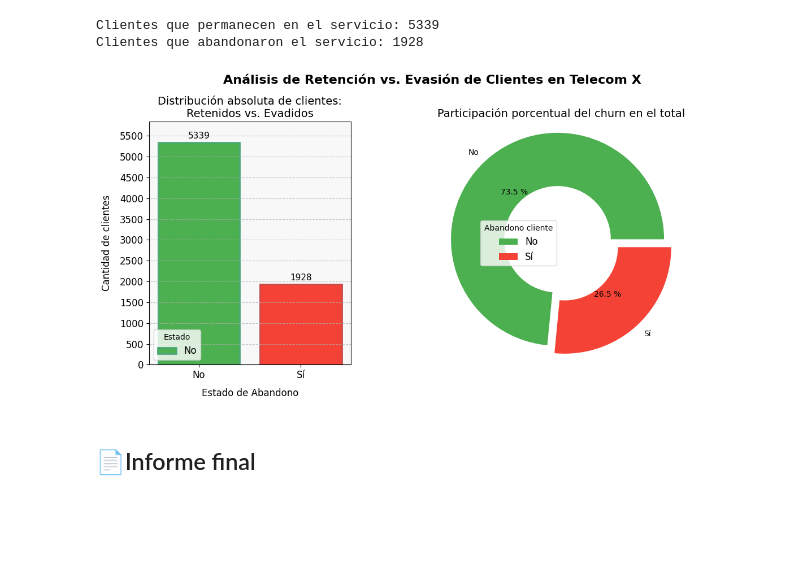
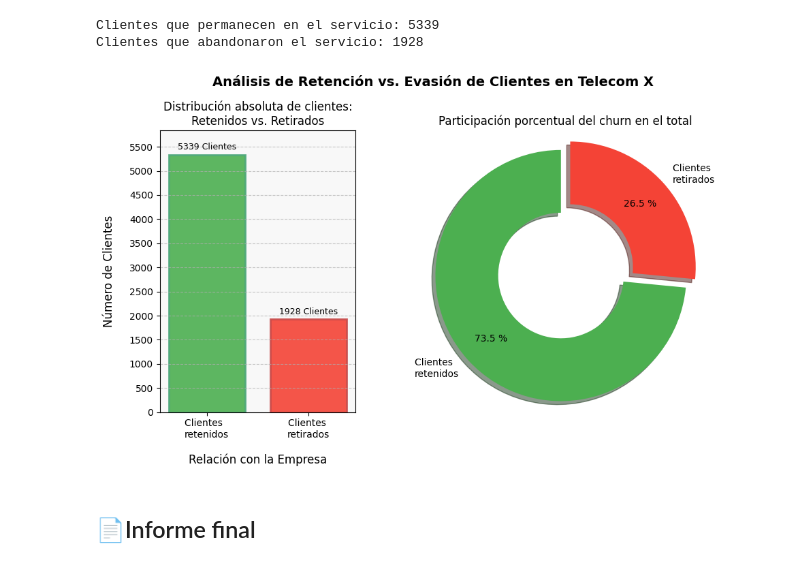
Before and after one commit to MigXDev/CS_Datos_I_DESAFIO_2, a Jupyter notebook: challenge2-data-science-LATAM-main/TelecomX_LATAM.ipynb, the cells around one changed output. Cells and saved outputs as stored; diff of their text form; code cells hidden in the pictures; blank space fills up the shorter version.

Commit message:
Finalizacion | Grafico distribución de clientes

```diff
--- a/challenge2-data-science-LATAM-main/TelecomX_LATAM.ipynb
+++ b/challenge2-data-science-LATAM-main/TelecomX_LATAM.ipynb
@@ -1435,72 +1435,70 @@ import matplotlib.pyplot as plt
 colores = ['#4CAF50', '#F44336']
 bordes  = ['#4CA77A','#C74B4B', ]  # Bordes de los colores de las barras
 Clientes = [Adentro, Afuera]
-eleccion = ['No', 'Sí']  # 'No' = permanecen, 'Sí' = abandonaron
+eleccion = ['Clientes  \nretenidos', 'Clientes \nretirados']  # 'No' = permanecen, 'Sí' = abandonaron
 
 # Gráfico de barras junto al gráfico de dona, ambos en la misma figura
-fig, (ax2, ax1) = plt.subplots(1, 2, figsize=(12, 6), gridspec_kw={'width_ratios': [0.5, 1]})
+fig, (ax2, ax1) = plt.subplots(1, 2, figsize=(10, 6), gridspec_kw={'width_ratios': [0.5, 1]})
 
-fig.suptitle('Análisis de Retención vs. Evasión de Clientes en Telecom X', fontsize=16, fontweight='bold')
+fig.suptitle('Análisis de Retención vs. Evasión de Clientes en Telecom X', fontsize=14, fontweight='bold')
 
-###
 # Gráfico de dona (pie)
 porciones, texto, autotexto = ax1.pie(
-       Clientes,
-       labels=eleccion,
-       autopct="%0.1f %%",
-       colors=colores,
-       wedgeprops=dict(width=0.5),
-       explode = (0.1, 0)
+       Clientes, # Datos para las porciones
+       labels=eleccion, # Etiquetas de las porciones
+       autopct="%0.1f %%", # Formato del porcentaje
+       labeldistance=1.1, # Distancia de las etiquetas al centro
+       pctdistance=0.75, # Distancia del porcentaje al centro
+       colors=colores, # Colores de las porciones
+       wedgeprops=dict(width=0.5), # Ancho del anillo
+       shadow=(True),  # Añade sombra para dar profundidad
+       startangle=90,  # Comienza desde arriba
+       explode = (0.1, 0) # Separa ligeramente la porción de 'Sí' (abandonaron)
 )
 
-ax1.set_title('Participación porcentual del churn en el total', fontsize=14)
 
-ax1.legend(
-    porciones, eleccion,
-    title="Abandono cliente",
-    loc="center right",
-    bbox_to_anchor=(0, 0, 0.5, 1),
-    fontsize=12
-)
-ax1.axis("equal")
-###
+ax1.set_title('Participación porcentual del churn en el total', fontsize=12)
+
+ax1.axis("equal") # Asegura que el gráfico sea un círculo perfecto
+
 
 # Gráfico de barras
 ax2.set_facecolor('#F8f8f8')  # Fondo gris claro para
 
 bars = ax2.bar(
     eleccion,
     Clientes,
     color=colores,
     edgecolor=bordes,
+    width=0.75,# Ancho de las barras
+    align='center',  # Alineación de las barras al borde izquierdo
+    alpha=0.9,# Transparencia de las barras
     linewidth=2)
 
-ax2.set_title('Distribución absoluta de clientes:\nRetenidos vs. Evadidos', fontsize=14)
+# Añadir título al gráfico de barras
+ax2.set_title('Distribución absoluta de clientes:\nRetenidos vs. Retirados', fontsize=12)
 
 # Etiquetas de los ejes
-ax2.set_xlabel('Estado de Abandono', fontsize=12, labelpad=10)
-ax2.set_ylabel('Cantidad de clientes', fontsize=12, labelpad=10)
+ax2.set_xlabel('Relación con la Empresa', fontsize=12, labelpad=15)
+ax2.set_ylabel('Número de Clientes', fontsize=12, labelpad=15)
 ax2.set_ylim(0, max(Clientes) + 500)
 
-# ambos ejes con ticks de tamaño 12
-ax2.tick_params(axis='both', labelsize=12)
+# ambos nombres de los ejes con ticks de tamaño 12
+ax2.tick_params(axis='both', labelsize=10)
 
 # Añadir etiquetas a las barras
-ax2.bar_label(bars, padding=3, fontsize=11)
+# Convertir los valores de Clientes a texto con formato
+Texto_barras = [f'{int(c)} Clientes' for c in Clientes]
+ax2.bar_label(bars, labels=Texto_barras, padding=3, fontsize=9)
+
 # Los ticks del eje 'y' se dividan de a 500
 ax2.set_yticks(range(0, max(Clientes) + 500, 500))
 
 ax2.grid(axis='y', linestyle='--', alpha=0.7)
-# en labels 'Clientes retenidos' es verde y 'Clientes evadidos' es rojo
-
-ax2.legend(title='Estado',
-           labels= eleccion,
-           bbox_to_anchor=(0, 0, 0.5, 1),
-           fontsize=12)
 
 plt.tight_layout()
 plt.show()
 # %% [output]
-[figure, old version]
+[figure, new version]
 # %% [markdown]
 ## 📄Informe final
```
Also changed, not shown: parts of 8 cells of this notebook.
